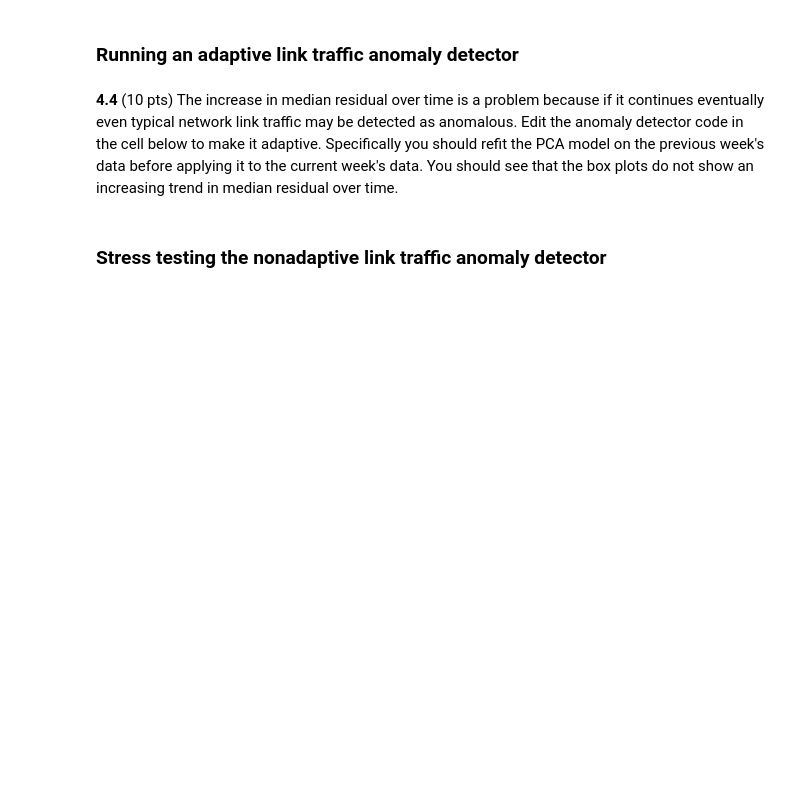
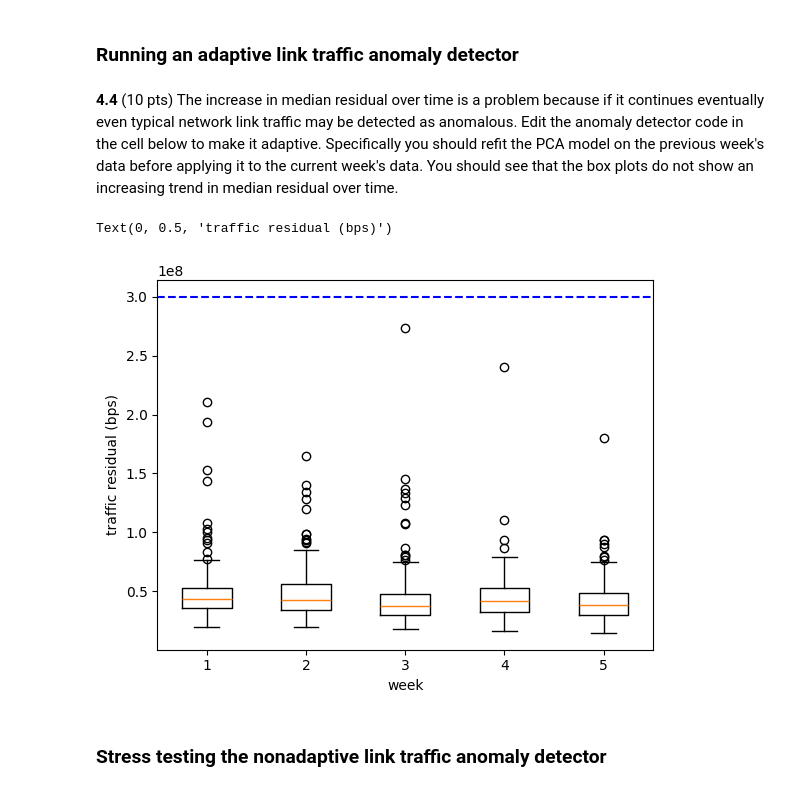
Before and after one commit to aitechroberts/ml_adversary, a Jupyter notebook: HW4.ipynb, the cells around one changed output. Drawn from its saved outputs; the diff is of its cells as text; code cells hidden in the pictures; blank space fills up the shorter version.

```diff
--- a/HW4.ipynb
+++ b/HW4.ipynb
@@ -323,22 +523,32 @@ WRITE YOUR ANSWER HERE:
 # %%
 # START EDITING HERE - DON'T REMOVE THIS COMMENT
 
 # Fit PCA model to link traffic of week 0
 pca.fit(link_traffic[:,:,0])
 
 # Apply PCA to weeks 1 to 5 and save traffic residuals
 saved_residuals = [None for wk in wks]
 for wk in wks:
+  '''
+  Pretty simply, just retraining the data on the
+  previous week's data but still getting residuals
+  for the current week
+  '''
+  pca.fit(link_traffic[:,:, wk-1])
+
   residuals = get_residuals(pca, link_traffic[:,:,wk])
   saved_residuals[wk-1] = residuals
 
 # END EDITING HERE - DON'T REMOVE THIS COMMENT
 
 # Week-by-week boxplots of traffic residuals with threshold shown in blue
 plt.boxplot(saved_residuals, labels=wks)
 plt.hlines(threshold, 0.5, 5.5, 'blue', 'dashed')
 plt.xlabel('week')
 plt.ylabel('traffic residual (bps)')
+# %% [output]
+Text(0, 0.5, 'traffic residual (bps)')
+[figure, added]
 # %% [markdown]
 ### Stress testing the nonadaptive link traffic anomaly detector
 # %% [markdown]
```
Also changed, not shown: parts of 29 cells of this notebook, 19 other files.
